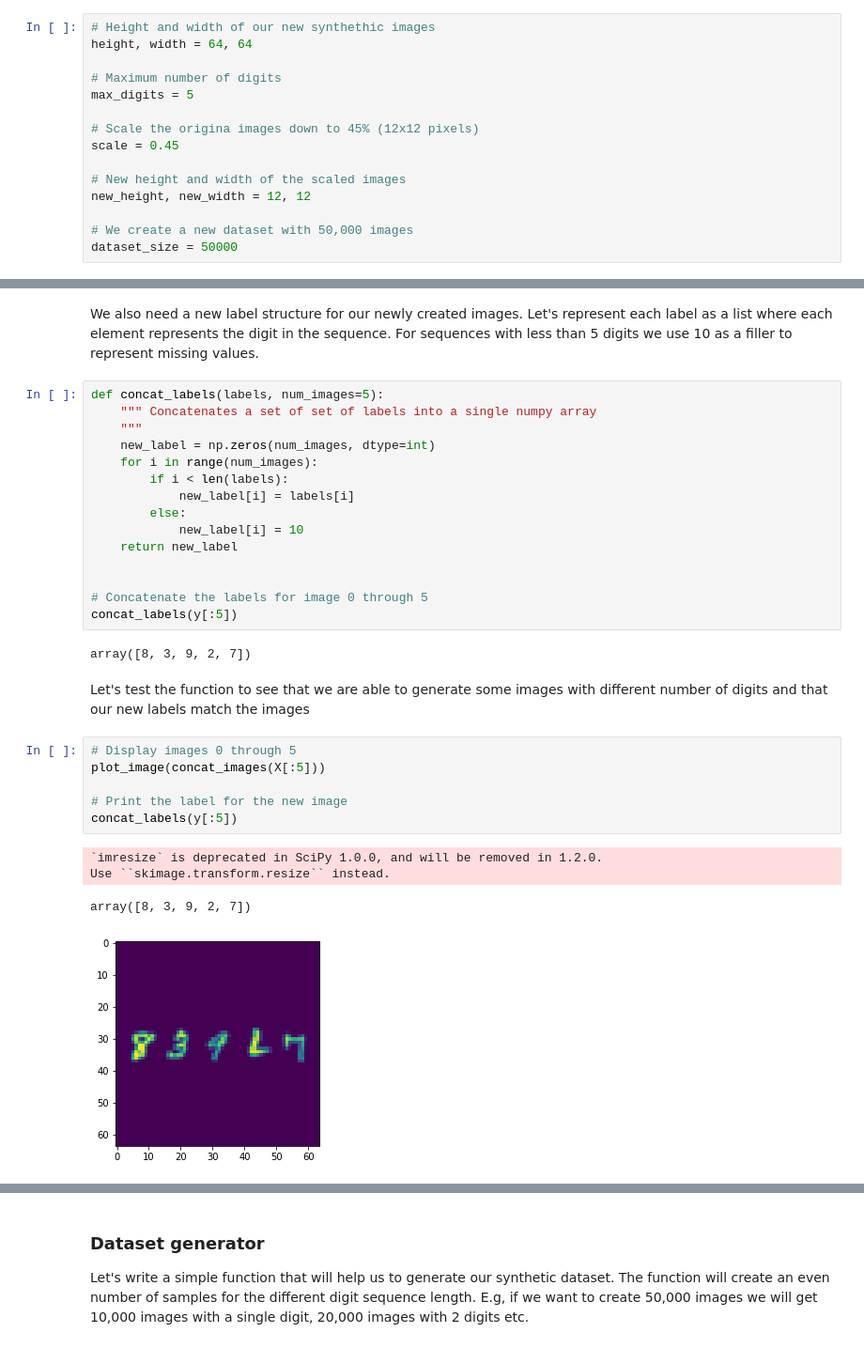
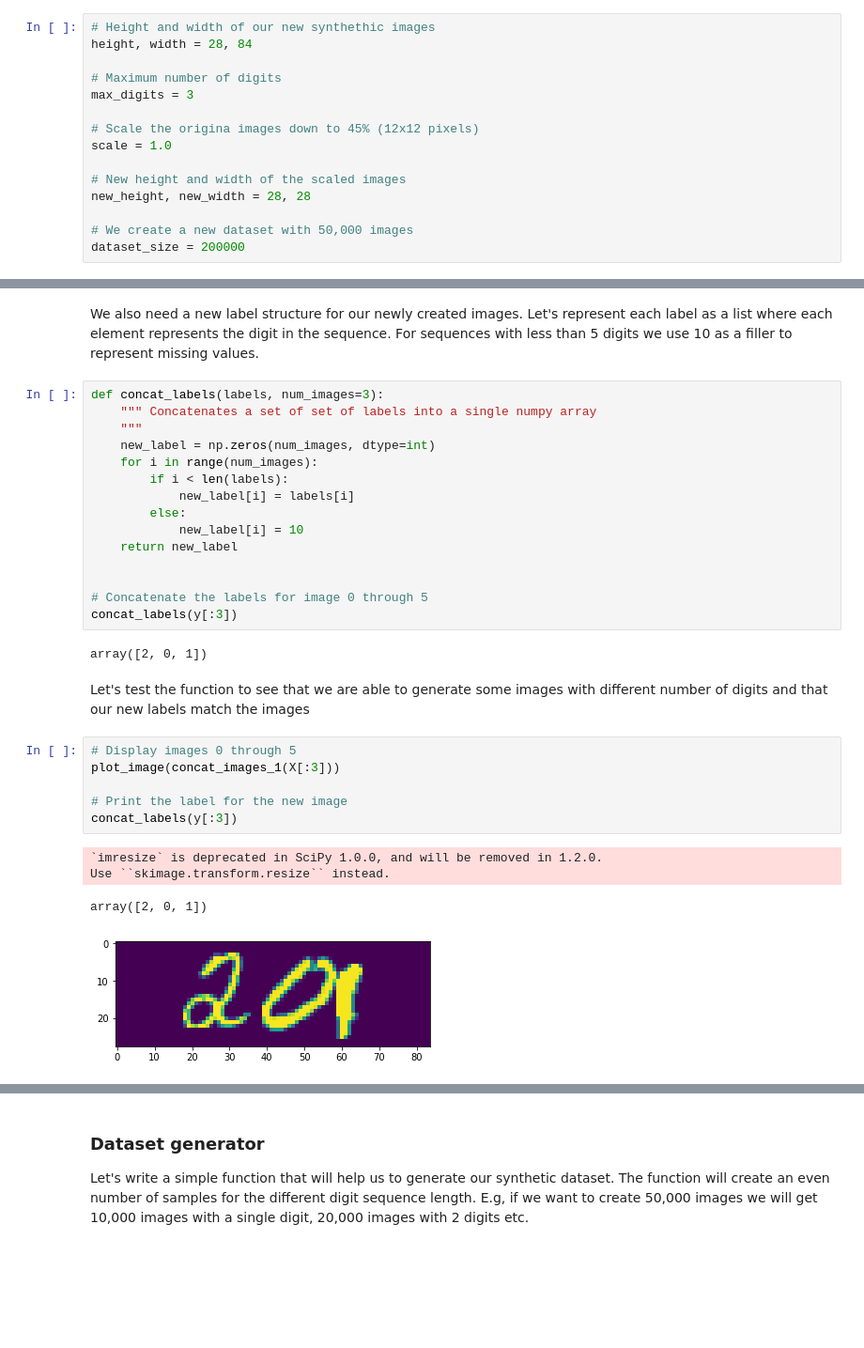
Before and after one commit to lngao/MultiDigitRecognition, a Jupyter notebook: my_mnist_synthetic_dataset.ipynb, the cells around one changed output, grey strips where cells are left out. Shown: that part at 94% size. Drawn from its saved outputs; the diff is of its cells as text; blank space fills up the shorter version.

```diff
--- a/my_mnist_synthetic_dataset.ipynb
+++ b/my_mnist_synthetic_dataset.ipynb
@@ -96,19 +97,19 @@ plot_images(X, y, 2, 16)
 Let's create a synthetic dataset consisting of sequences of up to 5 digits using the MNIST dataset. Let's start by specifying the new dimensions, the maximum number of digits and the size of our new dataset for convenience.
 # %%
 # Height and width of our new synthethic images
-height, width = 64, 64
+height, width = 28, 84
 
 # Maximum number of digits
-max_digits = 5
+max_digits = 3
 
 # Scale the origina images down to 45% (12x12 pixels)
-scale = 0.45
+scale = 1.0
 
 # New height and width of the scaled images
-new_height, new_width = 12, 12
+new_height, new_width = 28, 28
 
 # We create a new dataset with 50,000 images
-dataset_size = 50000
+dataset_size = 200000
 # %% [markdown]
 ### Concatenating the images and labels
 
@@ -159,7 +229,7 @@ Use ``skimage.transform.resize`` instead.
 # %% [markdown]
 We also need a new label structure for our newly created images. Let's represent each label as a list where each element represents the digit in the sequence. For sequences with less than 5 digits we use 10 as a filler to represent missing values.
 # %%
-def concat_labels(labels, num_images=5):
+def concat_labels(labels, num_images=3):
     """ Concatenates a set of set of labels into a single numpy array
     """
     new_label = np.zeros(num_images, dtype=int)
@@ -172,21 +242,21 @@ def concat_labels(labels, num_images=5):
 
 
 # Concatenate the labels for image 0 through 5
-concat_labels(y[:5])
+concat_labels(y[:3])
 # %% [output]
-array([8, 3, 9, 2, 7])
+array([2, 0, 1])
 # %% [markdown]
 Let's test the function to see that we are able to generate some images with different number of digits and that our new labels match the images
 # %%
 # Display images 0 through 5
-plot_image(concat_images(X[:5]))
+plot_image(concat_images_1(X[:3]))
 
 # Print the label for the new image
-concat_labels(y[:5])
+concat_labels(y[:3])
 # %% [output]
 `imresize` is deprecated in SciPy 1.0.0, and will be removed in 1.2.0.
 Use ``skimage.transform.resize`` instead.
-array([8, 3, 9, 2, 7])
+array([2, 0, 1])
-[figure, old version]
+[figure, new version]
 # %%
 # Display images 0 through 3
```
Also changed, not shown: parts of 11 cells of this notebook, 4 other files.
